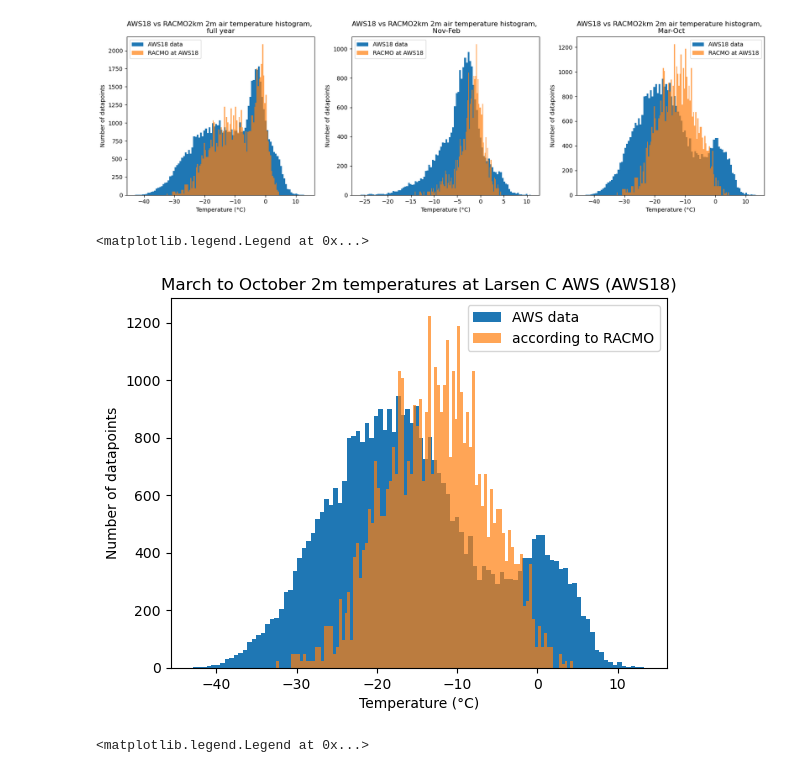
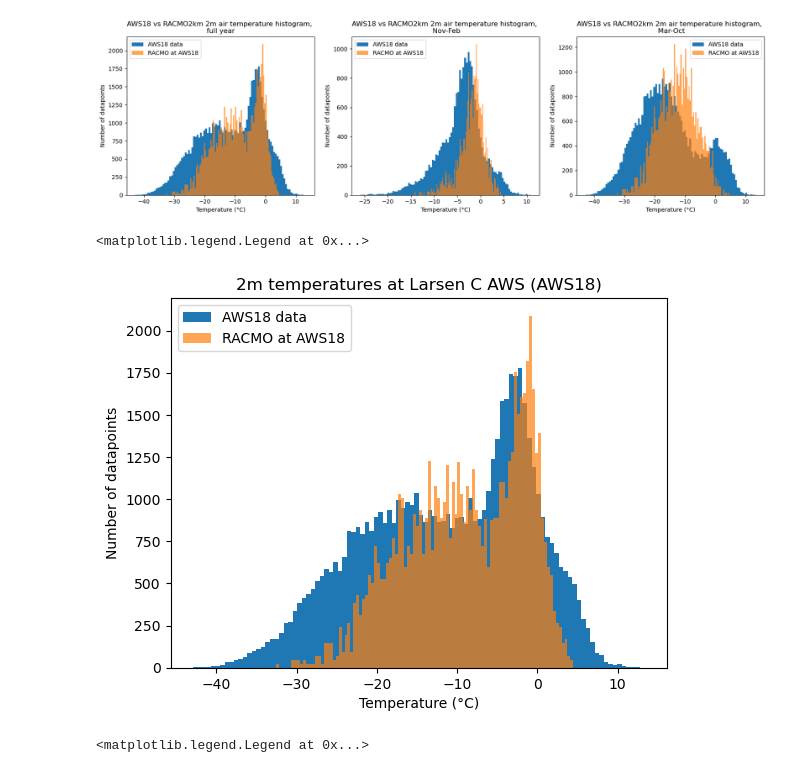
Before and after one commit to ldeo-glaciology/AntPen_NSF_NERC, a Jupyter notebook: code/aws/larsen_AWS_RACMO2km.ipynb, the cells around one changed output. Drawn from its saved outputs; the diff is of its cells as text; code cells hidden in the pictures.

```diff
--- a/code/aws/larsen_AWS_RACMO2km.ipynb
+++ b/code/aws/larsen_AWS_RACMO2km.ipynb
@@ -596,16 +596,16 @@ axs[2].legend()
 <matplotlib.legend.Legend at 0x...>
 [figure]
 # %%
-aws18_ds.where(aws18_ds.datetime.dt.month.isin(winter_month_numbers), drop=True).plot.hist(bins=100,  label='AWS data');
-racmo_at_aws18_time_intered.where(racmo_at_aws18_time_intered.datetime.dt.month.isin(winter_month_numbers), drop=True).plot.hist( bins=100, alpha=0.7, label='according to RACMO');
+aws18_ds.plot.hist(bins=100,  label='AWS18 data');
+racmo_at_aws18_time_intered.plot.hist( bins=100, alpha=0.7, label='RACMO at AWS18', );
 plt.ylabel('Number of datapoints')
 plt.xlabel('Temperature (°C)')
 # plt.title('2m air temperature at Larsen C AWS (AWS18) and RACMO2km  histogram, \n Mar-Oct')
-plt.title('March to October 2m temperatures at Larsen C AWS (AWS18)')
+plt.title('2m temperatures at Larsen C AWS (AWS18)')
 plt.legend()
 # %% [output]
 <matplotlib.legend.Legend at 0x...>
-[figure, old version]
+[figure, new version]
 # %%
 fig, axs = plt.subplots(1, 3, figsize=(20, 5))
 
```
Also changed, not shown: parts of 2 cells of this notebook, 3 other files.
